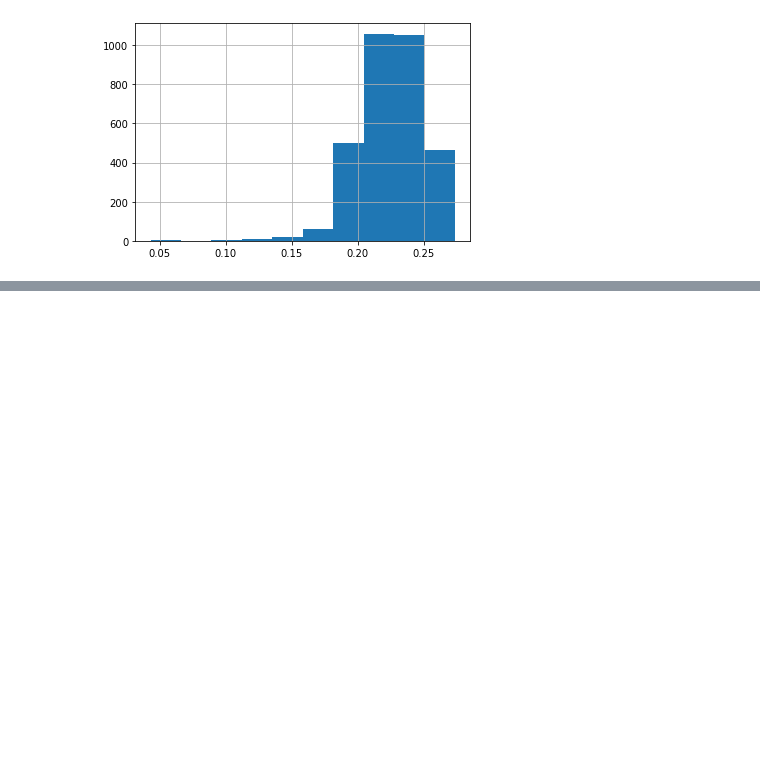
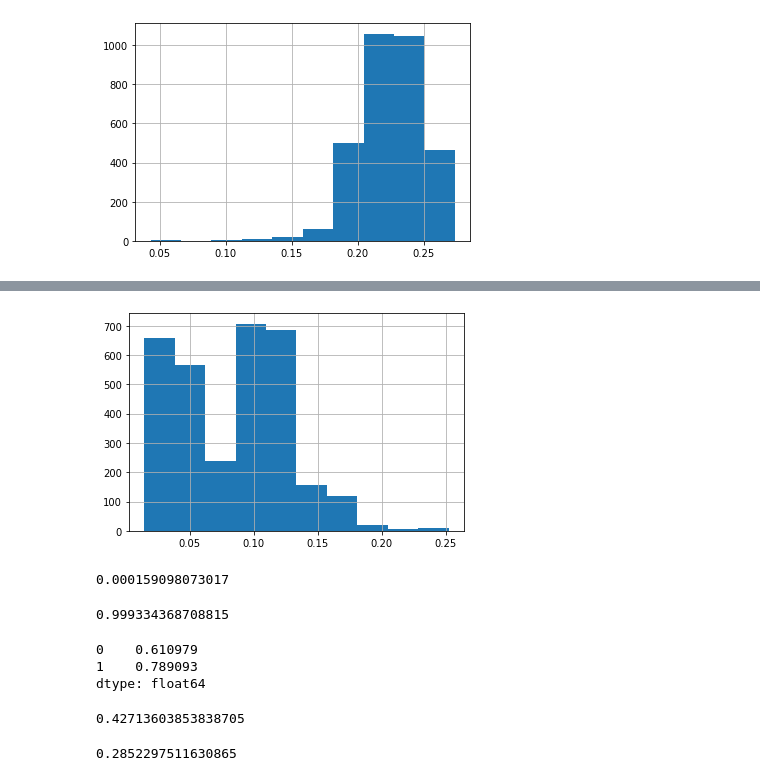
Before and after one commit to RoloCR87/Trabajo-Final-MAA, a Jupyter notebook: Avances_Grupo_03.ipynb, the cells around one changed output, grey strips where cells are left out. Saved outputs shown, nothing was run; the diff lists cells and outputs as text; code cells hidden in the pictures; blank space fills up the shorter version.

```diff
--- a/Avances_Grupo_03.ipynb
+++ b/Avances_Grupo_03.ipynb
@@ -484,0 +570,5 @@ plt.show()
+# %%
+voces["IQR"].hist()
+plt.show()
+# %% [output]
+[figure, added]
@@ -484,0 +577,22 @@ plt.show()
+# %%
+voces["kurt"].min()
+# %% [output]
+0.000159098073017
+# %%
+voces["kurt"].max()
+# %% [output]
+0.999334368708815
+# %%
+voces["kurt"].mode()
+# %% [output]
+0    0.610979
+1    0.789093
+dtype: float64
+# %%
+voces["kurt"].mean()
+# %% [output]
+0.42713603853838705
+# %%
+voces["kurt"].std()
+# %% [output]
+0.2852297511630865
```
Also changed, not shown: parts of 43 cells of this notebook.
